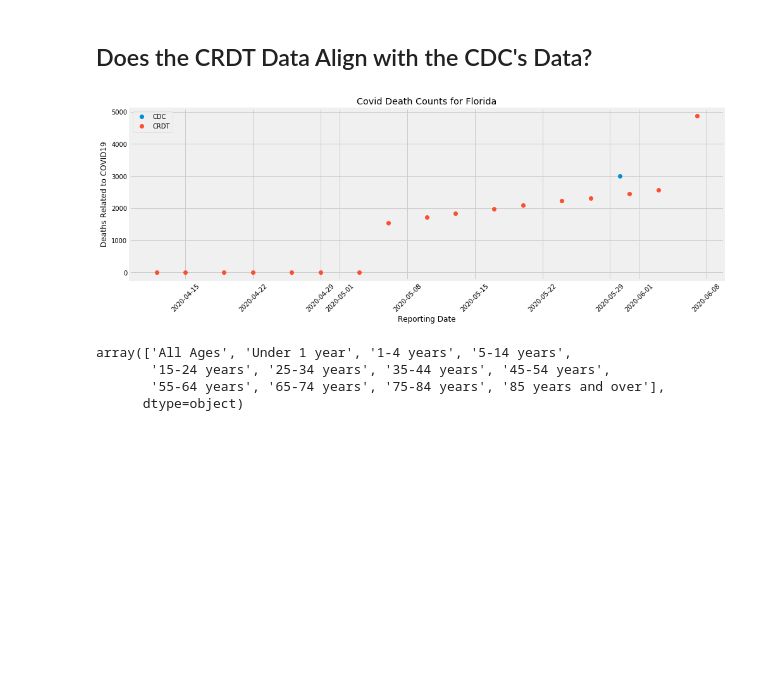
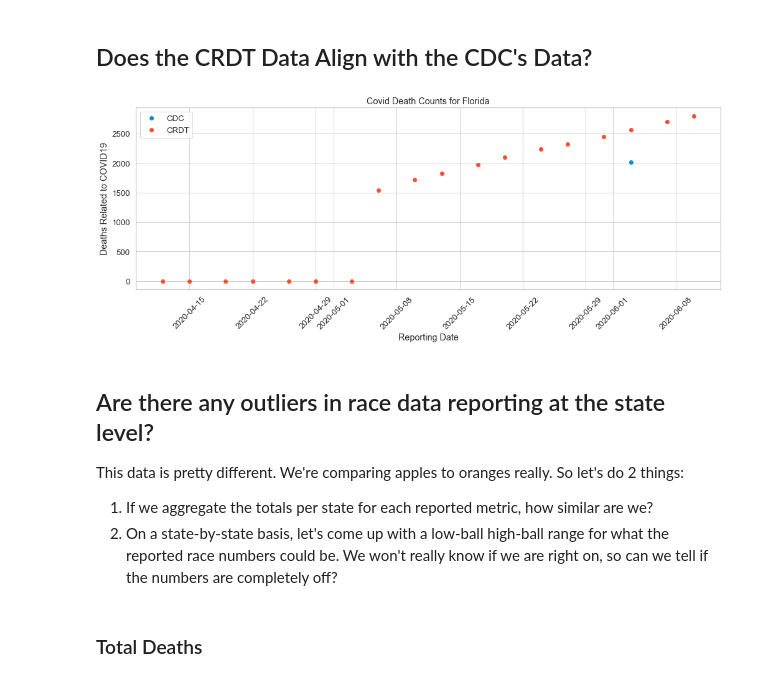
Before and after one commit to COVID19Tracking/analysis, a Jupyter notebook: cdc_racial_data/CDC Racial Data Availability.ipynb, the cells around one changed output. Cells and saved outputs as stored; diff of their text form; code cells hidden in the pictures; blank space fills up the shorter version.

Commit message:
Adding analysis of CDC vs CRDT death counts

```diff
--- a/cdc_racial_data/CDC Racial Data Availability.ipynb
+++ b/cdc_racial_data/CDC Racial Data Availability.ipynb
@@ -67,0 +36,21 @@ array(['Total Deaths', 'Non-Hispanic White', 'Non-Hispanic Black',
+# %%
+def import_our_data(date=None):
+    df = pd.read_csv("data/Race Data Entry - Tracker Commits.csv", parse_dates=["date"])
+    df = df.drop([col for col in df.columns if "Unnamed" in col], axis=1) \
+        .drop([col for col in df.columns if "positives" in col], axis=1) \
+        .drop([col for col in df.columns if "negatives" in col], axis=1) \
+        .drop(["last_check","update_time"], axis=1)
+    df["state"] = df["state"].map(munge.state_full_names)
+    if date:
+        df = df.loc[df["date"] == date]
+    return df
+
+ours = import_our_data()
+ours3 = import_our_data("2020-06-03")
+ours10 = import_our_data("2020-06-10")
+
+ours10_race_eth_cols = [col for col in ours10.columns
+                        if ("deaths" in col) and not ("percent" in col) and not ("unknown" in col)
+                        and (col != "total_deaths")]
+
+ours10.loc[ours["state"] == "Alabama"].sort_values("date").head()
@@ -68,30 +127,31 @@ array(['Total Deaths', 'Non-Hispanic White', 'Non-Hispanic Black',
 # %% [markdown]
 ## Does the CRDT Data Align with the CDC's Data?
 # %%
-state_cdc = "Florida"
-state_ours = "FL"
+state = "Florida"
 
-cdc_to_plot = cdc.groupby(["state", "end_week"])["covid_deaths"].sum().reset_index()
-cdc_to_plot = cdc_to_plot.loc[cdc_to_plot["state"] == state_cdc]
-cdc_to_plot["end_week"] = pd.to_datetime(cdc_to_plot["end_week"]).dt.date
+cdc_to_plot = cdc3.groupby(["state", "date"])["covid_19_deaths"].sum().reset_index()
+cdc_to_plot = cdc_to_plot.loc[cdc_to_plot["state"] == state]
+cdc_to_plot["date"] = pd.to_datetime(cdc_to_plot["date"]).dt.date
 ours_to_plot = ours.groupby(["state", "date"])["total_deaths"].sum().reset_index()
-ours_to_plot = ours_to_plot.loc[ours_to_plot["state"] == state_ours]
+ours_to_plot = ours_to_plot.loc[ours_to_plot["state"] == state]
 
 fig, ax = plt.subplots(figsize=(15,5))
-ax.plot_date(cdc_to_plot["end_week"], cdc_to_plot["covid_deaths"], label="CDC")
+ax.plot_date(cdc_to_plot["date"], cdc_to_plot["covid_19_deaths"], label="CDC")
 ax.plot_date(ours_to_plot["date"], ours_to_plot["total_deaths"], label="CRDT")
 plt.xticks(rotation=45)
 plt.xlabel("Reporting Date")
 plt.ylabel("Deaths Related to COVID19")
-plt.title(f"Covid Death Counts for {state_cdc}")
+plt.title(f"Covid Death Counts for {state}")
 plt.legend()
 plt.show()
 # %% [output]
-[figure, old version]
+[figure, new version]
-# %%
-cdc.age_group.unique()
-# %% [output]
-array(['All Ages', 'Under 1 year', '1-4 years', '5-14 years',
-       '15-24 years', '25-34 years', '35-44 years', '45-54 years',
-       '55-64 years', '65-74 years', '75-84 years', '85 years and over'],
-      dtype=object)
+# %% [markdown]
+## Are there any outliers in race data reporting at the state level?
+
+This data is pretty different. We're comparing apples to oranges really. So let's do 2 things:
+
+1. If we aggregate the totals per state for each reported metric, how similar are we?
+2. On a state-by-state basis, let's come up with a low-ball high-ball range for what the reported race numbers could be. We won't really know if we are right on, so can we tell if the numbers are completely off?
+# %% [markdown]
+### Total Deaths
```
Also changed, not shown: parts of 24 cells of this notebook, 7 other files.
